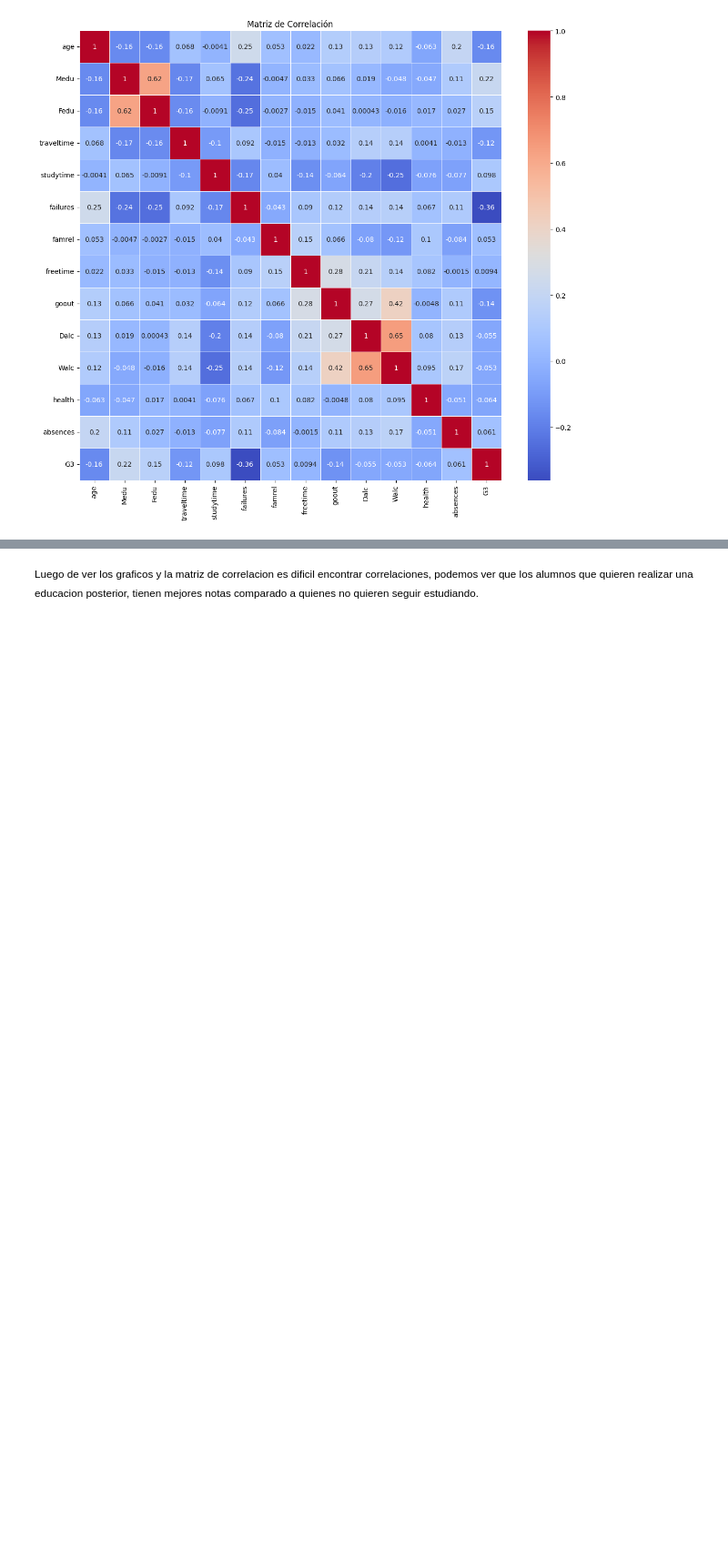
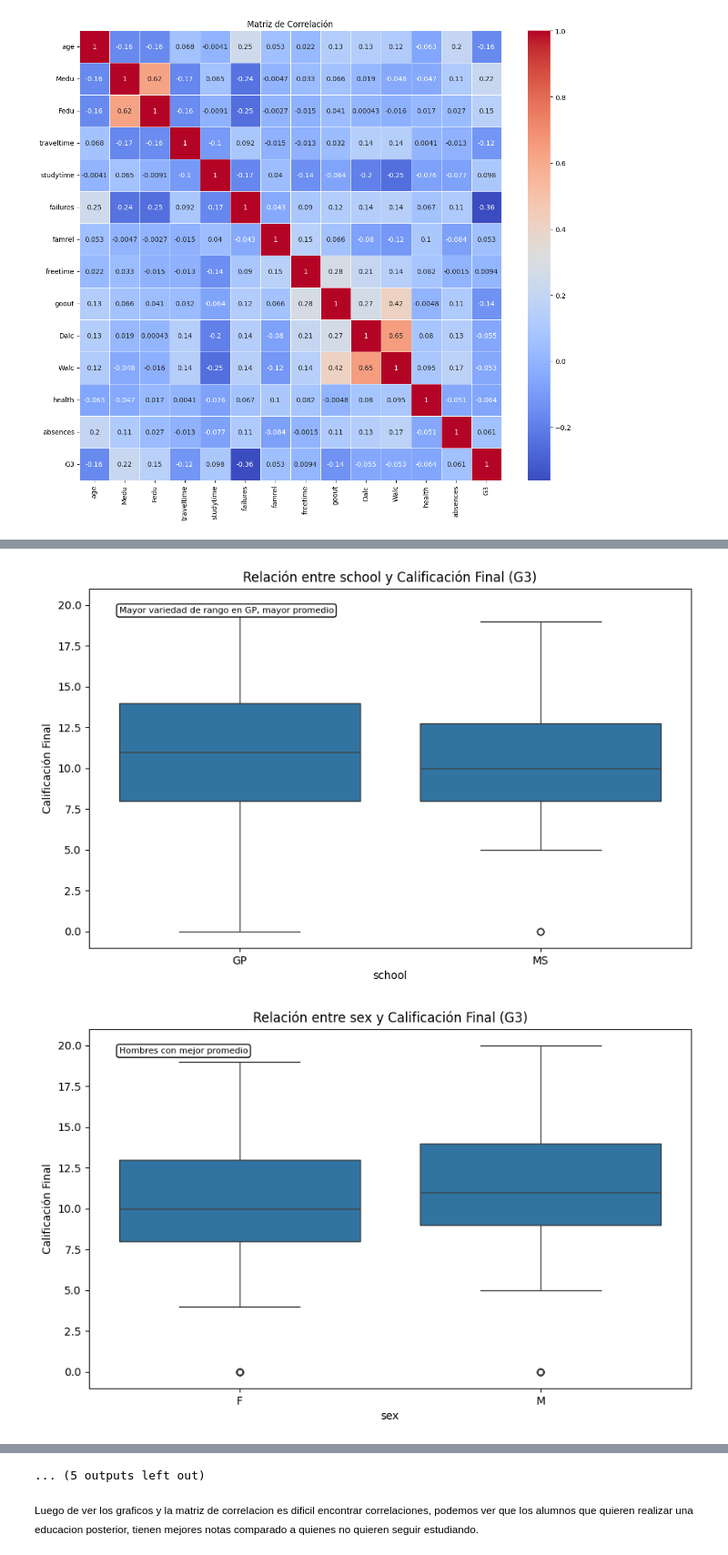
Before and after one commit to Colo07/Student_Performance_-Math-, a Jupyter notebook: data_eda.ipynb, the cells around one changed output, grey strips where cells are left out. Shown at 91% size. Cells and saved outputs as stored; diff of their text form; code cells hidden in the pictures; blank space fills up the shorter version.

```diff
--- a/data_eda.ipynb
+++ b/data_eda.ipynb
@@ -213,0 +209,38 @@ for feature in categorical_features:
+# %%
+categorical_features = df.select_dtypes(include=['object']).columns
+
+comments = {
+'school':'Mayor variedad de rango en GP, mayor promedio',
+'sex':'Hombres con mejor promedio',
+'address':'Alumnos que viven en zona rural tienden a unas notas mas bajas',
+'famsize':'No parece importar el tamaño de su familia',
+'Pstatus':'Alumnos cuyos padres viven separados, no tienden a aplazos',
+'Mjob':'Irrelevante',
+'Fjob':'Alumnos con padres maestros tienen notas por encima de la media',
+'reason':'No parece relevante el porque se eligio el colegio',
+'guardian':'Alumnos cuyo tutor no es su padre-madre promedian mas bajo',
+'schoolsup':'',
+'famsup':'El apoyo familiar no parece tener importancia',
+'paid':'Aquellos que no van a particular han alcanzado las peores notas',
+'activities':'irrelevante',
+'nursery':'-',
+'higher':'Alumnos que no quieren seguir estudiando tienen peores notas, y su maximo sigue siendo bajo',
+'internet':'Hay malas notas con y sin internet',
+'romantic':'No parece relevante'
+
+}
+
+for feature in categorical_features:
+    plt.figure(figsize=(10, 6))
+    sns.boxplot(data=df, x=feature, y='G3')
+    plt.title(f'Relación entre {feature} y Calificación Final (G3)')
+    plt.xlabel(feature)
+    plt.ylabel('Calificación Final')
+    if feature in comments:
+        plt.text(0.05, 0.95, comments[feature], transform=plt.gca().transAxes,
+                 fontsize=8, verticalalignment='top', bbox=dict(boxstyle="round,pad=0.3", edgecolor="black", facecolor="white"))
+
+    plt.show()
+# %% [output]
+[figure, added]
+[figure, added]
@@ -214,3 +257,4 @@ for feature in categorical_features:
+... (5 outputs left out)
 # %% [markdown]
 <small>
 Luego de ver los graficos y la matriz de correlacion es dificil encontrar correlaciones, podemos ver que los alumnos que quieren realizar una educacion posterior, tienen mejores notas comparado a quienes no quieren seguir estudiando.
```
Also changed, not shown: parts of 8 cells of this notebook, 3 other files.
